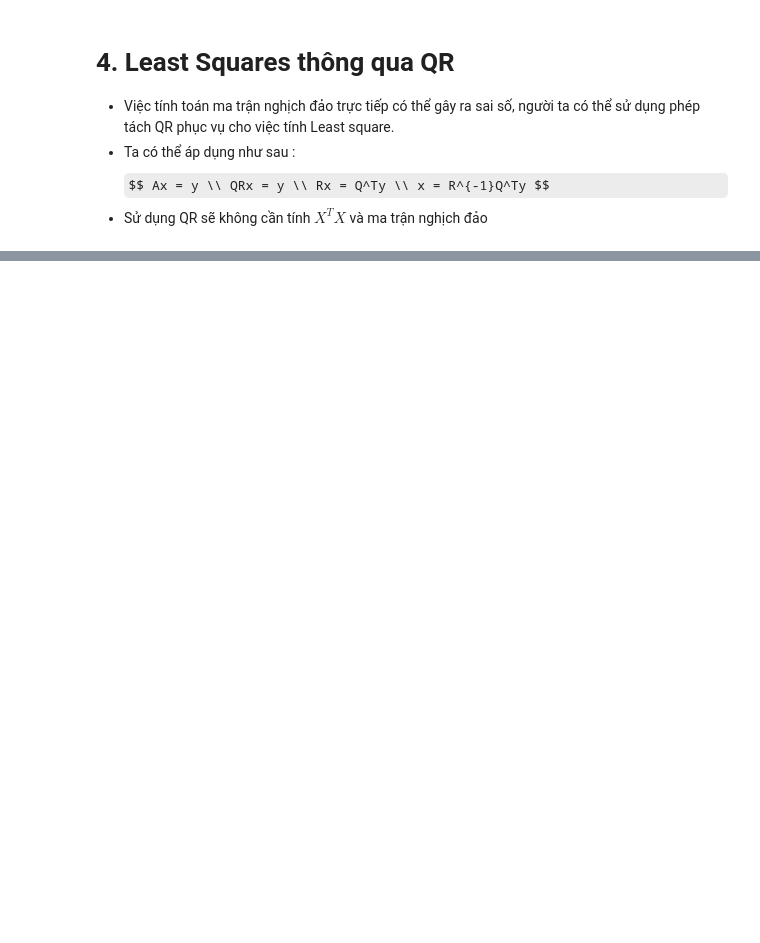
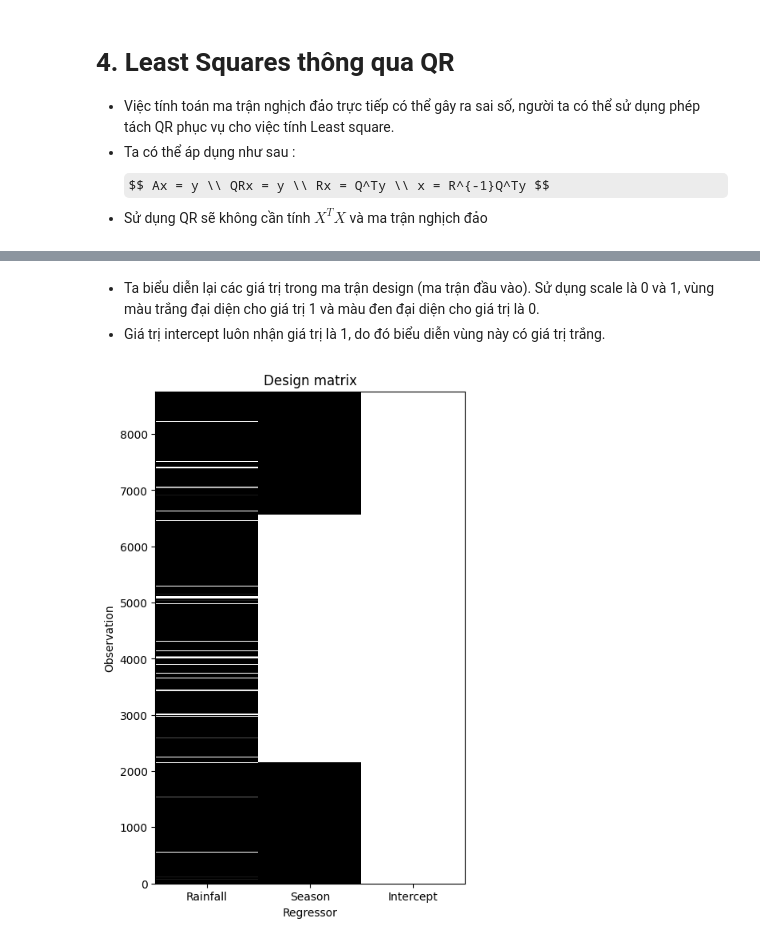
Before and after one commit to trungviet17/Math4AI, a Jupyter notebook: Linear_Algebra/Note/General_Linear_Model_and_Least_Squares.ipynb, the cells around one changed output, grey strips where cells are left out. Cells and saved outputs as stored; diff of their text form; code cells hidden in the pictures; some formulas as TeX source; blank space fills up the shorter version.

```diff
--- a/Linear_Algebra/Note/General_Linear_Model_and_Least_Squares.ipynb
+++ b/Linear_Algebra/Note/General_Linear_Model_and_Least_Squares.ipynb
@@ -208,0 +274,3 @@ MSE: [91222.36115743]
+# %%
+data.replace(['Spring','Summer', 'Autumn','Winter'],[1,1,0,0], inplace=True)
+data.head()
@@ -208,0 +284,20 @@ MSE: [91222.36115743]
+# %%
+# create design matrix
+desmat = data[['Rainfall(mm)', 'Seasons']].to_numpy()
+
+desmat = np.append(desmat, np.ones((desmat.shape[0], 1)), axis  = 1)
+
+y = data['Rented Bike Count'].to_numpy()
+# %% [markdown]
+- Ta biểu diễn lại các giá trị trong ma trận design (ma trận đầu vào). Sử dụng scale là 0 và 1, vùng màu trắng đại diện cho  giá trị 1 và màu đen đại diện cho giá trị là 0.
+- Giá trị intercept luôn nhận giá trị là 1, do đó biểu diễn vùng này có giá trị trắng.
+# %%
+plt.figure(figsize=(5,8))
+plt.imshow(desmat,aspect='auto',vmin=0,vmax=1,origin='lower',interpolation='nearest',cmap='gray')
+plt.ylabel('Observation')
+plt.xlabel('Regressor')
+plt.title('Design matrix')
+plt.xticks(range(3),labels=['Rainfall','Season','Intercept'])
+plt.show()
+# %% [output]
+[figure, added]
```
Also changed, not shown: parts of 38 cells of this notebook, 1 other file.
